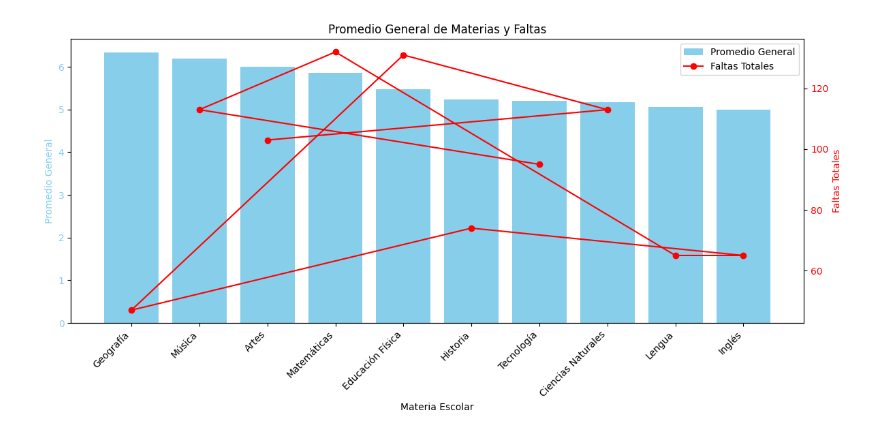
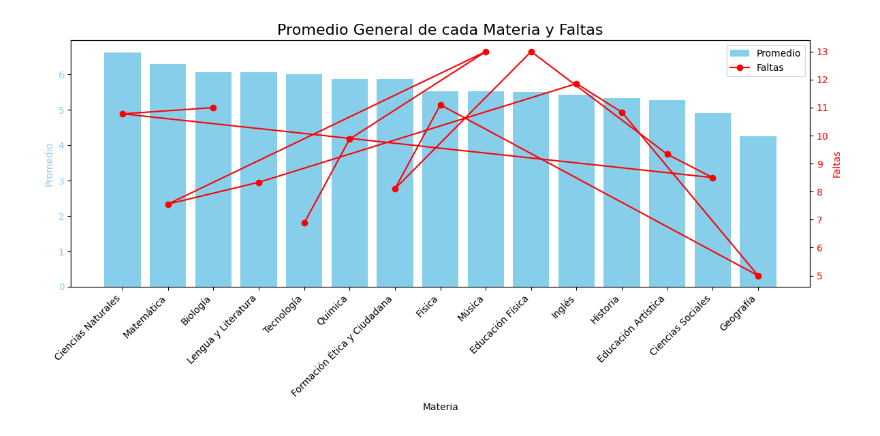
Before and after one commit to foxyto-coder/proyecto_integrado_2_schneider_melani, a Jupyter notebook: Educacion_Argentina.ipynb, the cells around one changed output. Drawn from its saved outputs; the diff is of its cells as text; code cells hidden in the pictures.

```diff
--- a/Educacion_Argentina.ipynb
+++ b/Educacion_Argentina.ipynb
@@ -29,44 +63,36 @@ df = pd.DataFrame(data)
 # %%
-# prompt: Armar grafico de barras con Promedio general de cada materia, ordenados de mayor a menor, agregar las faltas como valor constrastable en dos ejes. Agregar las leyendas que ayuden a la interpretación importame df.
+# prompt: Armar grafico de barras con Promedio general de cada materia, ordenados de mayor a menor, agregar las faltas como valor constrastable en dos ejes. Agregar las leyendas que ayuden a la interpretación
 
 import matplotlib.pyplot as plt
-df.to_csv("datos_alumnos.csv", index=False)
+import pandas as pd
 
-# Calcular el promedio general de cada materia
-promedios_por_materia = df.groupby("Materia Escolar")[["Nota 1er Trimestre", "Nota 2do Trimestre", "Nota 3er Trimestre"]].mean().mean(axis=1)
+# Calculate the average grade for each subject
+df_alumnos['Promedio'] = (df_alumnos['Nota 1er Trimestre'] + df_alumnos['Nota 2do Trimestre'] + df_alumnos['Nota 3er Trimestre']) / 3
+promedios_por_materia = df_alumnos.groupby('Materia')['Promedio'].mean().sort_values(ascending=False)
+faltas_por_materia = df_alumnos.groupby('Materia')['Faltas a clases'].mean()
 
-# Ordenar las materias por promedio de mayor a menor
-promedios_ordenados = promedios_por_materia.sort_values(ascending=False)
-
-# Calcular la cantidad total de faltas por materia
-faltas_por_materia = df.groupby("Materia Escolar")["Faltas a clases"].sum()
-
-# Crear el gráfico de barras
+# Create the bar chart
 fig, ax1 = plt.subplots(figsize=(12, 6))
 
-# Barras para los promedios
-ax1.bar(promedios_ordenados.index, promedios_ordenados.values, color="skyblue", label="Promedio General")
-ax1.set_xlabel("Materia Escolar")
-ax1.set_ylabel("Promedio General", color="skyblue")
-ax1.tick_params(axis="y", labelcolor="skyblue")
-ax1.set_title("Promedio General de Materias y Faltas")
+ax1.bar(promedios_por_materia.index, promedios_por_materia.values, color='skyblue', label='Promedio')
+ax1.set_xlabel('Materia')
+ax1.set_ylabel('Promedio', color='skyblue')
+ax1.tick_params(axis='y', labelcolor='skyblue')
+ax1.set_title('Promedio General de cada Materia y Faltas', fontsize=16)
+plt.xticks(rotation=45, ha='right')
 
-# Segundo eje y para las faltas
+
 ax2 = ax1.twinx()
-ax2.plot(faltas_por_materia.index, faltas_por_materia.values, color="red", marker="o", label="Faltas Totales")
-ax2.set_ylabel("Faltas Totales", color="red")
-ax2.tick_params(axis="y", labelcolor="red")
+ax2.plot(faltas_por_materia.index, faltas_por_materia.values, color='red', marker='o', label='Faltas')
+ax2.set_ylabel('Faltas', color='red')
+ax2.tick_params(axis='y', labelcolor='red')
 
-# Rotar etiquetas del eje x para mejor legibilidad
-plt.setp(ax1.get_xticklabels(), rotation=45, ha="right")
-
-# Agregar leyendas
+# Add legends
 lines, labels = ax1.get_legend_handles_labels()
 lines2, labels2 = ax2.get_legend_handles_labels()
-ax2.legend(lines + lines2, labels + labels2, loc="upper right")
-
+ax2.legend(lines + lines2, labels + labels2, loc='upper right')
 
 plt.tight_layout()
 plt.show()
 # %% [output]
-[figure, old version]
+[figure, new version]
```
Also changed, not shown: parts of 2 cells of this notebook.
